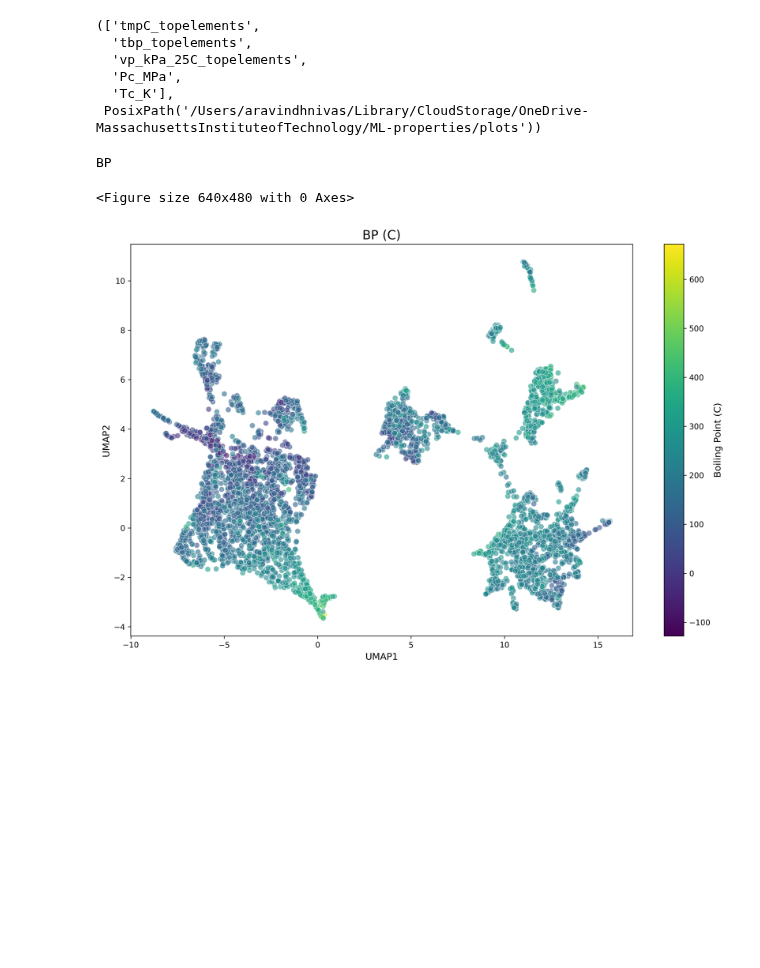
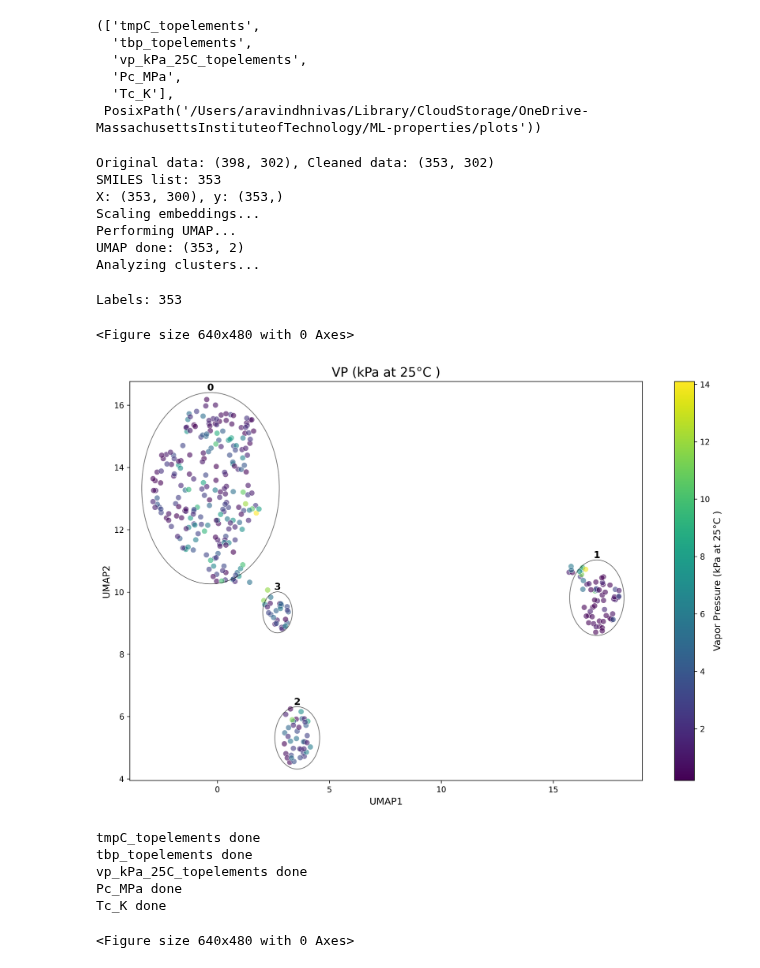
Before and after one commit to aravindhnivas/cxml_py, a Jupyter notebook: notebooks/umap-results.ipynb, the cells around one changed output. Cells and saved outputs as stored; diff of their text form; code cells hidden in the pictures; blank space fills up the shorter version.

```diff
--- a/notebooks/umap-results.ipynb
+++ b/notebooks/umap-results.ipynb
@@ -65,17 +297,67 @@ def static_fig(umap_df: pd.DataFrame, title_name: str, short_title_name: str):
+# %%
+ind = 2
+# print(titles[ind])
+n_neighbors = 25
+min_dist = 0.3
+random_state = 42
+dbscan_eps = 0.5
+dbscan_min_samples = 5
+perplexity = 60
+mode = 'umap'
+# mode = 'tsne'
+
+umap_df = get_umap_df(
+    ind,
+    n_neighbors,
+    min_dist,
+    random_state,
+    dbscan_eps,
+    dbscan_min_samples,
+    perplexity,
+    mode=mode
+)
+
+# umap_df = pd.read_parquet(
+#     embedded_vectors_dir[ind] / f'processed_mol2vec_embeddings/umap/cleaned_label_issues_xgboost/[umap_df]_{names[ind]}_scaled_random_state_42_umap_25_0.3_2_cluster_eps_0.7_min_samples_15.parquet'
+# )
+
+title_name = f'{property_names[ind]} ({property_units[ind]})'
+short_title_name = f'{titles[ind]} ({property_units[ind]})'
+fig, ax = static_fig(umap_df, title_name, short_title_name)
+ax = annotate_fig(umap_df, ax)
+# fig.savefig(plots_dir / f'{names[ind]}_umap.png')
+plt.show()
+# %% [output]
+Original data: (398, 302), Cleaned data: (353, 302)
+SMILES list: 353
+X: (353, 300), y: (353,)
+Scaling embeddings...
+Performing UMAP...
+UMAP done: (353, 2)
+Analyzing clusters...
+Labels: 353
+<Figure size 640x480 with 0 Axes>
+[figure, added]
 # %%
-ind = 1
-print(titles[ind])
-umap_df = pd.read_parquet(
-    embedded_vectors_dir[ind] / f'processed_mol2vec_embeddings/umap/cleaned_label_issues_xgboost/[umap_df]_{names[ind]}_scaled_random_state_42_umap_25_0.3_2_cluster_eps_0.7_min_samples_15.parquet'
-)
-# print(umap_df['Cluster'].unique(), umap_df['Cluster'].value_counts())
-# display(umap_df)
-title_name = f'{property_names[ind]} ({property_units[ind]})'
-short_title_name = f'{titles[ind]} ({property_units[ind]})'
-fig, ax = static_fig(umap_df, title_name, short_title_name)
-# fig.savefig(plots_dir / f'{names[ind]}_umap.png')
-plt.show()
+for ind in range(0, len(embedded_vectors_dir)):
+    umap_df = pd.read_parquet(
+        embedded_vectors_dir[ind] / f'processed_mol2vec_embeddings/umap/cleaned_label_issues_xgboost/[umap_df]_{names[ind]}_scaled_random_state_42_umap_25_0.3_2_cluster_eps_0.7_min_samples_15.parquet'
+    )
+    # print(umap_df['Cluster'].unique(), umap_df['Cluster'].value_counts())
+    # display(umap_df)
+
+    title_name = f'{property_names[ind]} ({property_units[ind]})'
+    short_title_name = f'{titles[ind]} ({property_units[ind]})'
+    fig, ax = static_fig(umap_df, title_name, short_title_name)
+    ax = annotate_fig(umap_df, ax)
+    fig.savefig(plots_dir / f'{names[ind]}_umap.png')
+    # plt.show()
+    plt.close(fig)
+    print(f'{names[ind]} done')
 # %% [output]
-BP
+tmpC_topelements done
+tbp_topelements done
+vp_kPa_25C_topelements done
+Pc_MPa done
+Tc_K done
 <Figure size 640x480 with 0 Axes>
-[figure, removed]
```
Also changed, not shown: parts of 8 cells of this notebook.
